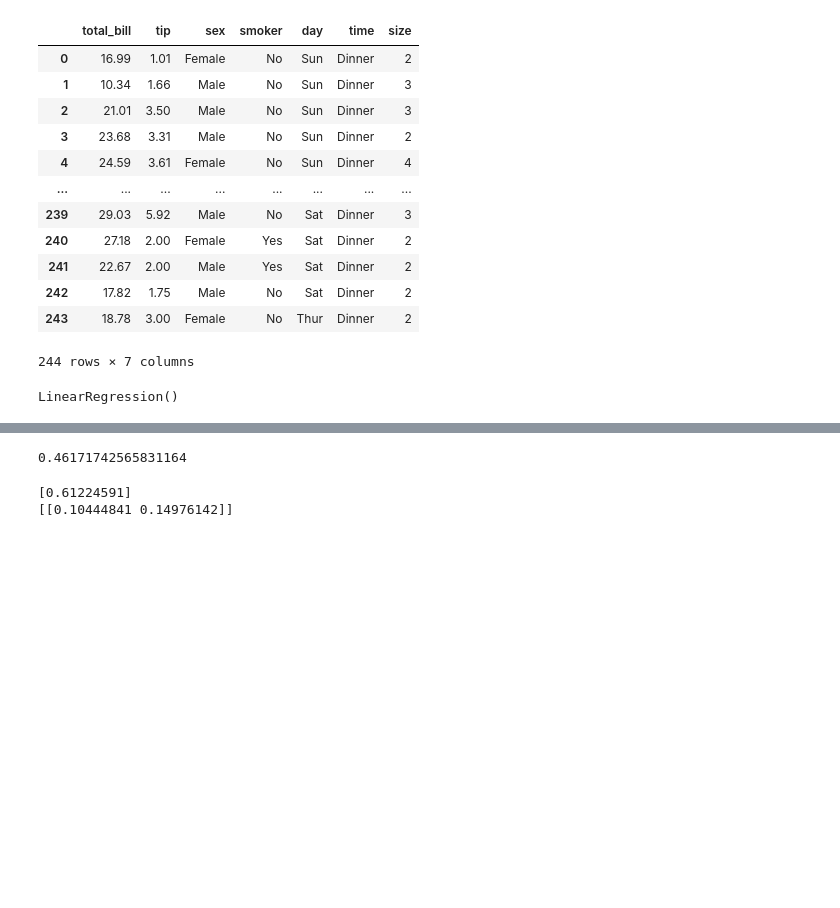
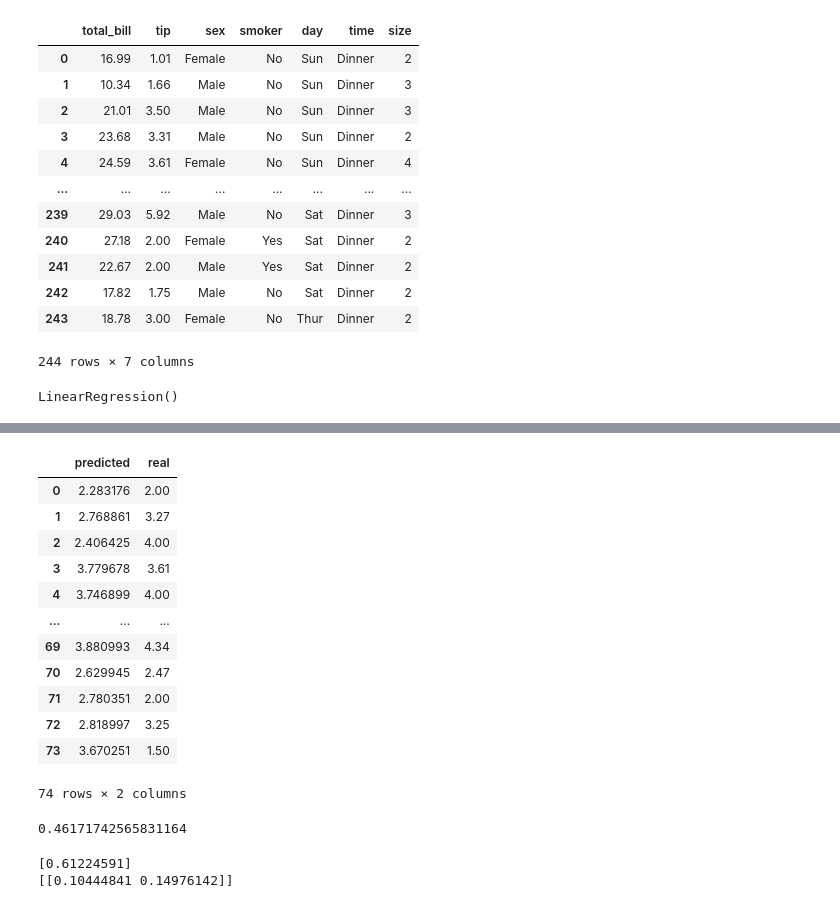
Before and after one commit to Lorenzo-Biondi/FISTIC2024, a Jupyter notebook: Less03/07.4_solut_tips.ipynb, the cells around one changed output, grey strips where cells are left out. Cells and saved outputs as stored; diff of their text form; code cells hidden in the pictures; blank space fills up the shorter version.

```diff
--- a/Less03/07.4_solut_tips.ipynb
+++ b/Less03/07.4_solut_tips.ipynb
@@ -250,15 +250,17 @@ tips
 244 rows × 7 columns
 # %%
 X =tips[['total_bill','size']]
-y=tips[['tip']]
+y=tips['tip']
 # %%
 from sklearn.model_selection import train_test_split
 
-x_train, x_test, y_train, y_test = train_test_split(X,y, test_size=0.3,random_state=101)
+X_train,X_test, y_train, y_test = train_test_split(X,y, test_size=0.3,random_state=101)
 # %%
 from sklearn.linear_model import LinearRegression
 
 model = LinearRegression()
-model.fit(x_train,y_train)
+model.fit(X_train,y_train)
 # %% [output]
 LinearRegression()
+# %%
+y_pred = model.predict(X_test)
@@ -265,3 +300,20 @@ LinearRegression()
+# %%
+res_df = pd.DataFrame(data=list(zip(y_pred, y_test)),columns=['predicted', 'real'])
+res_df
+# %% [output]
+|  | predicted | real |
+| 0 | 2.283176 | 2.00 |
+| 1 | 2.768861 | 3.27 |
+| 2 | 2.406425 | 4.00 |
+| 3 | 3.779678 | 3.61 |
+| 4 | 3.746899 | 4.00 |
+| ... | ... | ... |
+| 69 | 3.880993 | 4.34 |
+| 70 | 2.629945 | 2.47 |
+| 71 | 2.780351 | 2.00 |
+| 72 | 2.818997 | 3.25 |
+| 73 | 3.670251 | 1.50 |
+74 rows × 2 columns
 # %%
 model.score(X,y)
 # %% [output]
```
Also changed, not shown: parts of 4 cells of this notebook.
